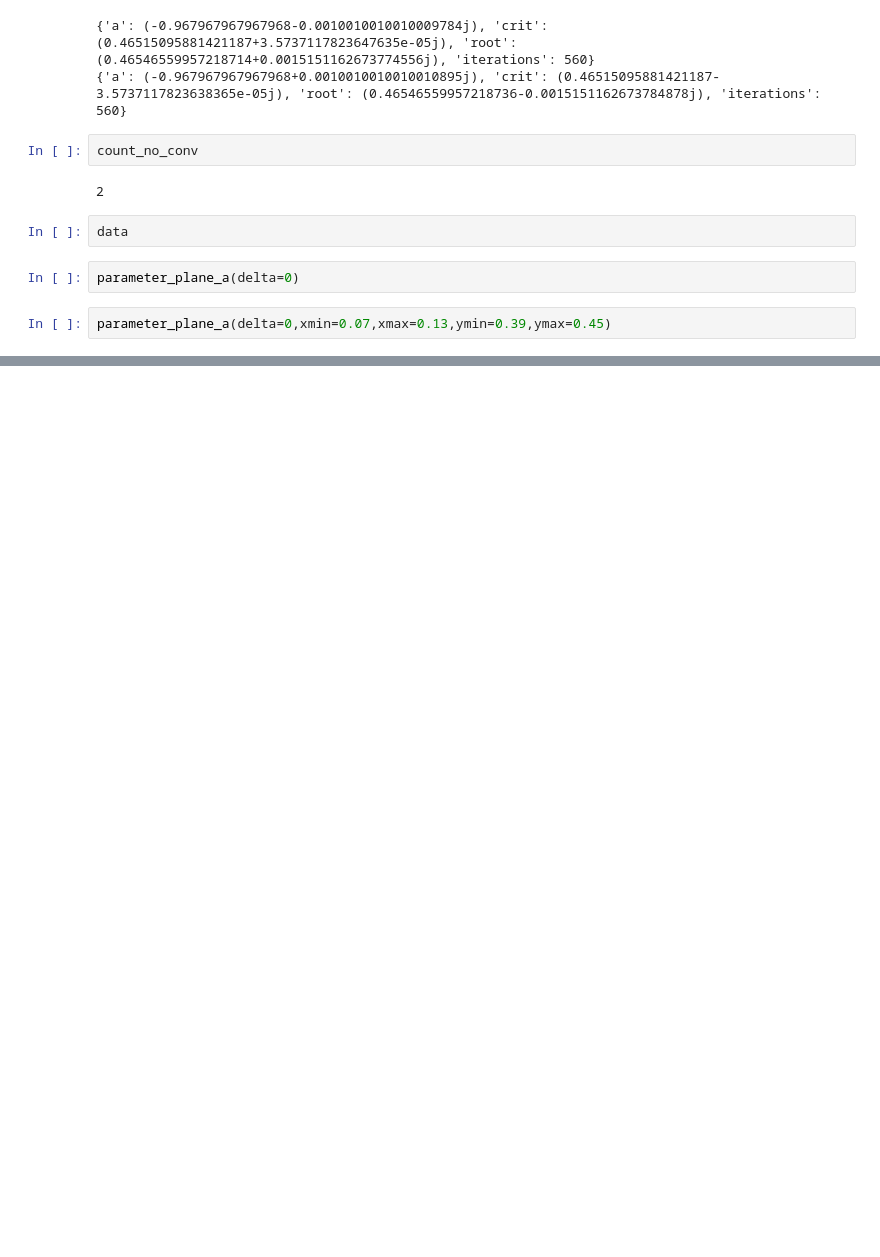
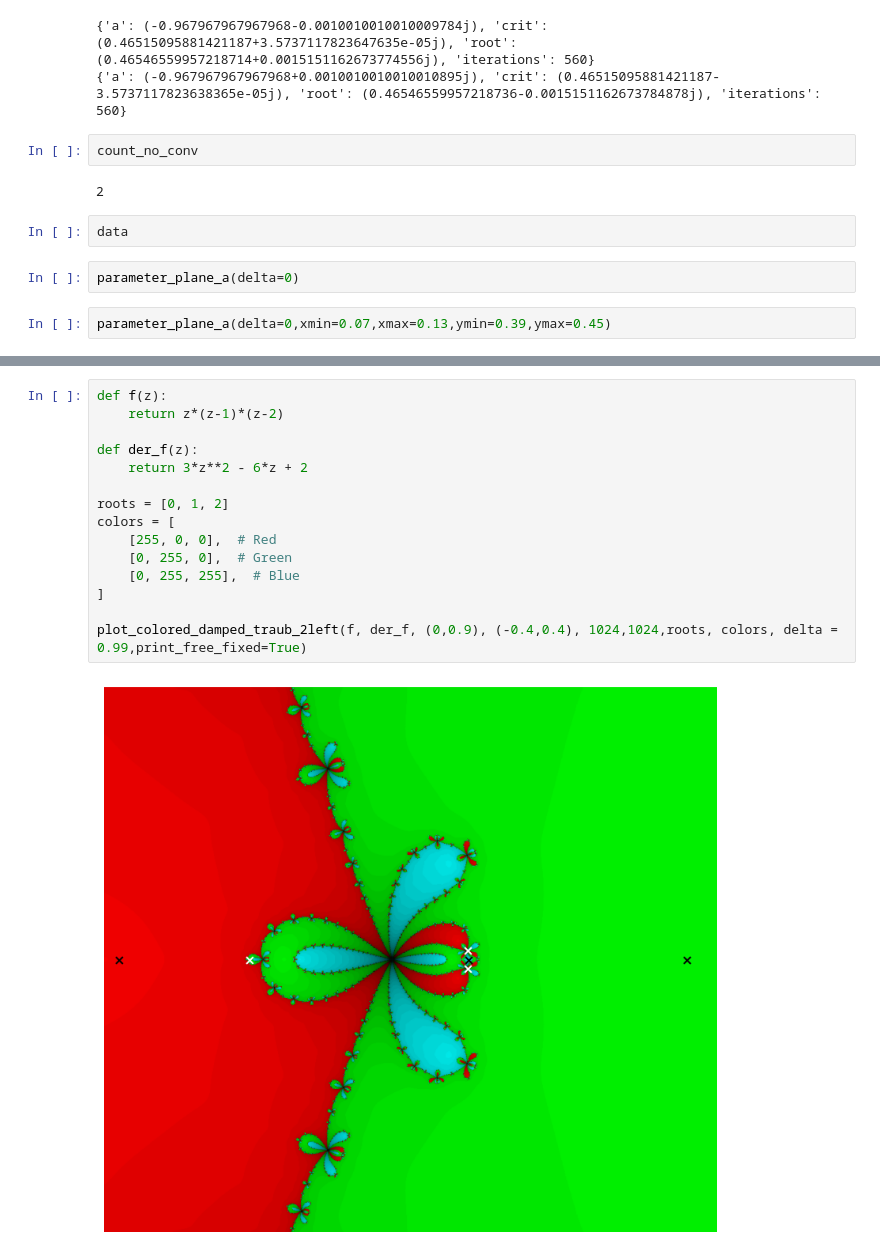
Before and after one commit to davidrosado4/damped-Traub-method, a Jupyter notebook: numerical_evidences/experiments.ipynb, the cells around one changed output, grey strips where cells are left out. Saved outputs shown, nothing was run; the diff lists cells and outputs as text; blank space fills up the shorter version.

```diff
--- a/numerical_evidences/experiments.ipynb
+++ b/numerical_evidences/experiments.ipynb
@@ -19,0 +73,17 @@ parameter_plane_a(delta=0,xmin=0.07,xmax=0.13,ymin=0.39,ymax=0.45)
+# %%
+def f(z):
+    return z*(z-1)*(z-2)
+
+def der_f(z):
+    return 3*z**2 - 6*z + 2
+
+roots = [0, 1, 2]
+colors = [
+    [255, 0, 0],  # Red
+    [0, 255, 0],  # Green
+    [0, 255, 255],  # Blue
+]
+
+plot_colored_damped_traub_2left(f, der_f, (0,0.9), (-0.4,0.4), 1024,1024,roots, colors, delta = 0.99,print_free_fixed=True)
+# %% [output]
+[figure, added]
```
Also changed, not shown: parts of 4 cells of this notebook, 1 other file.
